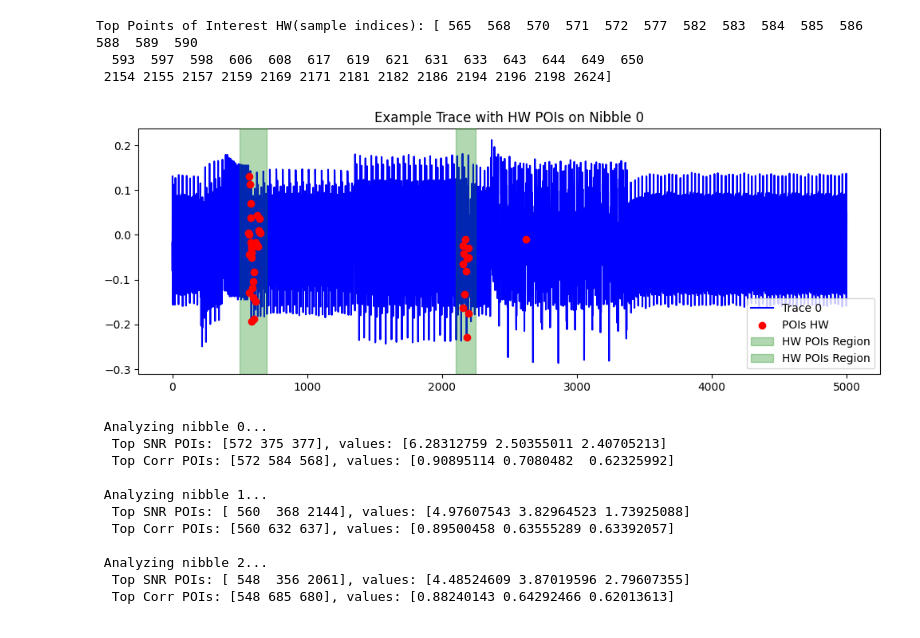
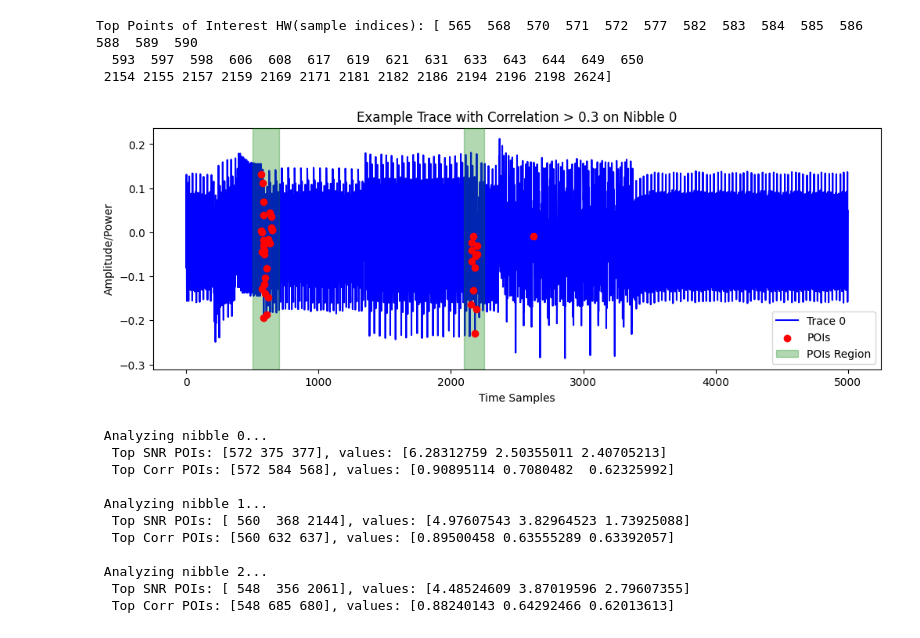
Before and after one commit to xtodorovic/ai-assisted-sca, a Jupyter notebook: research/trace_research_PRESENT.ipynb, the cells around one changed output. Cells and saved outputs as stored; diff of their text form; code cells hidden in the pictures.

```diff
--- a/research/trace_research_PRESENT.ipynb
+++ b/research/trace_research_PRESENT.ipynb
@@ -211,14 +212,16 @@ Top Points of Interest HW(sample indices): [ 565  568  570  571  572  577  582
 # %%
 plt.figure(figsize=(12, 4))
 plt.plot(traces[0], label="Trace 0", color='blue')
-plt.scatter(top_pois_corr_hw, traces[0][top_pois_corr_hw], color='red', label="POIs HW", zorder=5)
-plt.title("Example Trace with HW POIs on Nibble 0")
-plt.axvspan(500, 700, color='green', alpha=0.3, label="HW POIs Region", zorder=3)
-plt.axvspan(2100, 2250, color='green', alpha=0.3, label="HW POIs Region", zorder=3)
+plt.scatter(top_pois_corr_hw, traces[0][top_pois_corr_hw], color='red', label="POIs", zorder=5)
+plt.title("Example Trace with Correlation > 0.3 on Nibble 0")
+plt.ylabel('Amplitude/Power')
+plt.xlabel('Time Samples')
+plt.axvspan(500, 700, color='green', alpha=0.3, label="POIs Region", zorder=3)
+plt.axvspan(2100, 2250, color='green', alpha=0.3, zorder=3)
 plt.legend()
 plt.show()
 # %% [output]
-[figure, old version]
+[figure, new version]
 # %%
 results_present = analysis.analyze_leakage_all_nibbles(traces, plaintexts, keys, PRESENT_SBOX, top_k=3, is_nibble_level=True)
 # %% [output]
```
Also changed, not shown: parts of 6 cells of this notebook, 1 other file.
